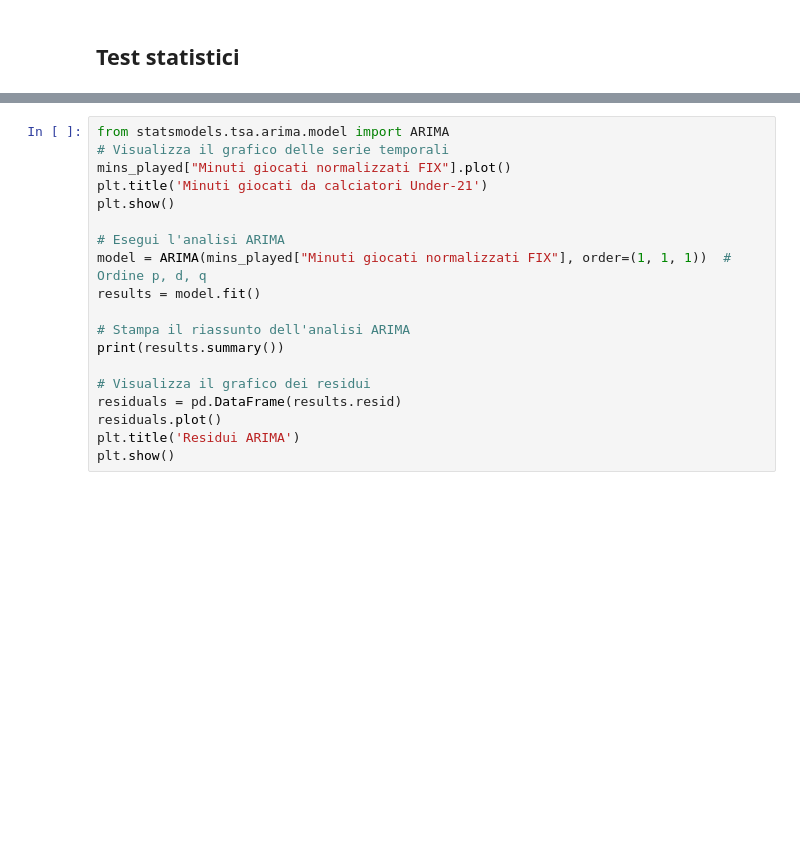
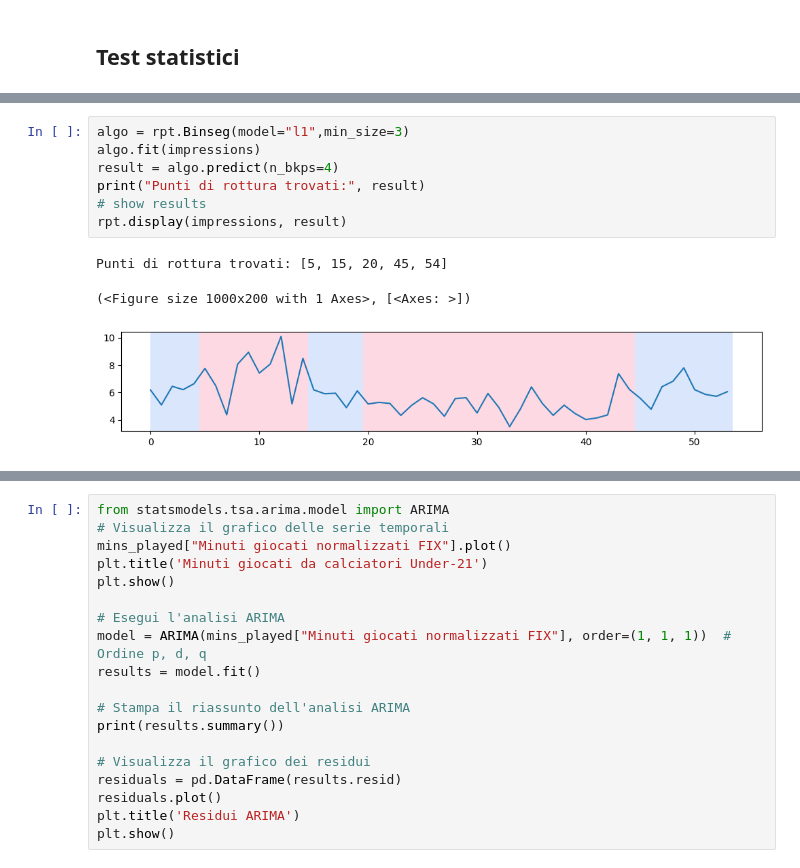
Before and after one commit to frapic98/Minutes-played-by-under-21-players-in-Serie-a, a Jupyter notebook: scraping.ipynb, the cells around one changed output, grey strips where cells are left out. Drawn from its saved outputs; the diff is of its cells as text; blank space fills up the shorter version.

```diff
--- a/scraping.ipynb
+++ b/scraping.ipynb
@@ -171,0 +198,11 @@ Name: Minuti giocati normalizzati FIX, dtype: float64
+# %%
+algo = rpt.Binseg(model="l1",min_size=3)
+algo.fit(impressions)
+result = algo.predict(n_bkps=4)
+print("Punti di rottura trovati:", result)
+# show results
+rpt.display(impressions, result)
+# %% [output]
+Punti di rottura trovati: [5, 15, 20, 45, 54]
+(<Figure size 1000x200 with 1 Axes>, [<Axes: >])
+[figure, added]
```
Also changed, not shown: parts of 9 cells of this notebook, 1 other file.
